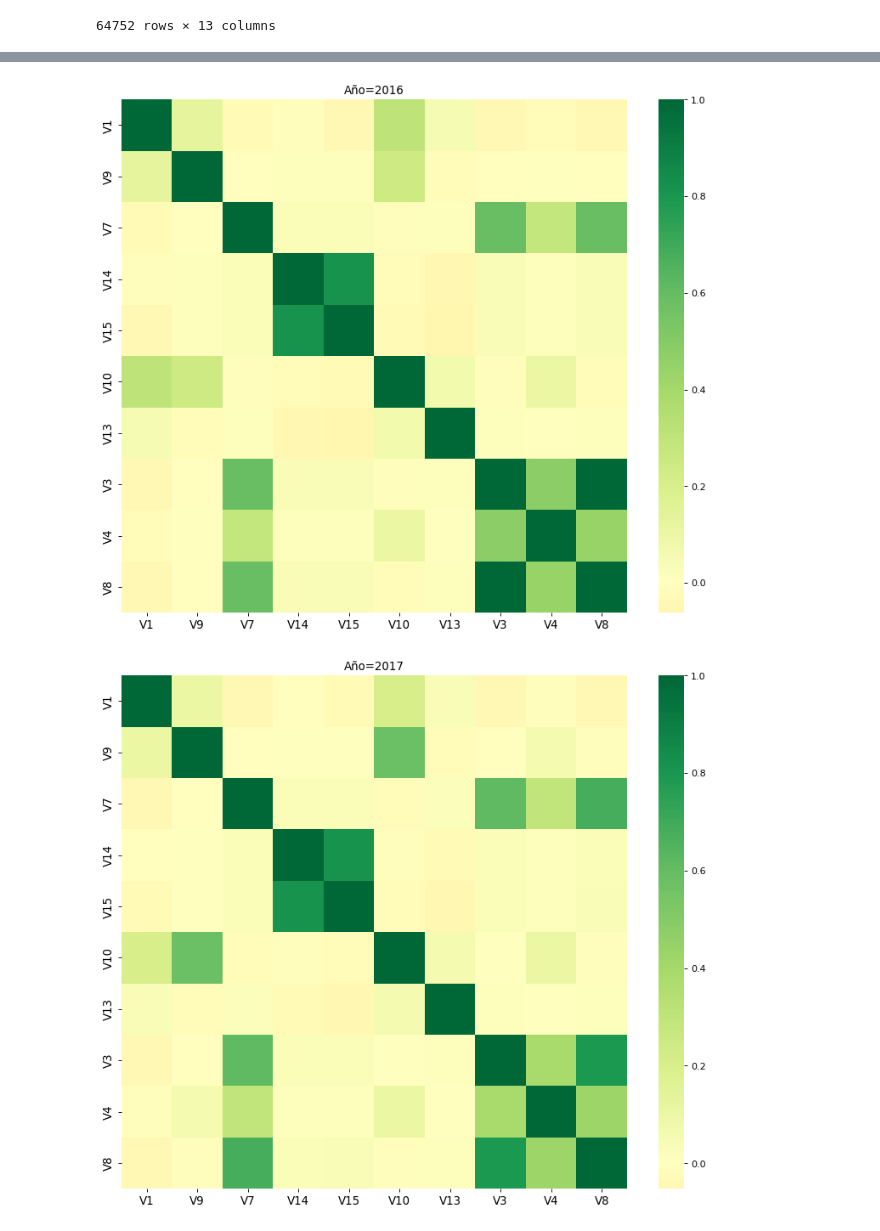
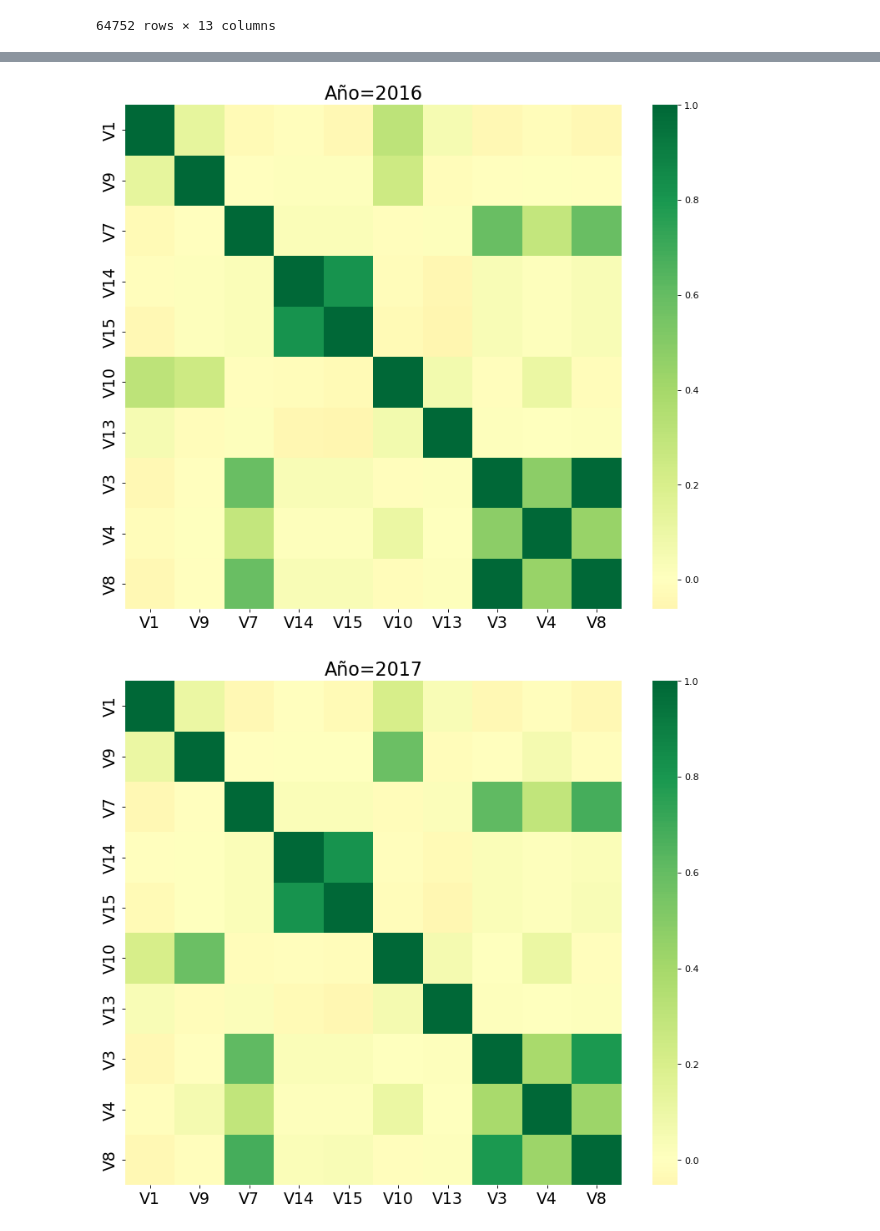
Before and after one commit to milocortes/tesoreria_cdmx, a Jupyter notebook: IMSS_NOMINA/src/Porcentajes por sector econ. nóminas y matrices de correlación.ipynb, the cells around one changed output, grey strips where cells are left out. Drawn from its saved outputs; the diff is of its cells as text; code cells hidden in the pictures.

```diff
--- a/IMSS_NOMINA/src/Porcentajes por sector econ. nóminas y matrices de correlación.ipynb
+++ b/IMSS_NOMINA/src/Porcentajes por sector econ. nóminas y matrices de correlación.ipynb
@@ -268,8 +268,8 @@ for y in years[24:]:
                yticklabels=df_year.corr().columns, cmap='RdYlGn', center=0)#, annot=True)
 
     # Decorations
-    plt.xticks(fontsize=12)
-    plt.yticks(fontsize=12)
-    plt.title('Año='+str(y))
+    plt.xticks(fontsize=17)
+    plt.yticks(fontsize=17)
+    plt.title('Año='+str(y),fontsize=20)
     plt.show()
 # %% [output]
@@ -278,2 +278,2 @@ for y in years[24:]:
-[figure, old version]
+[figure, new version]
-[figure, old version]
+[figure, new version]
```
Also changed, not shown: parts of 3 cells of this notebook, 3 other files.
